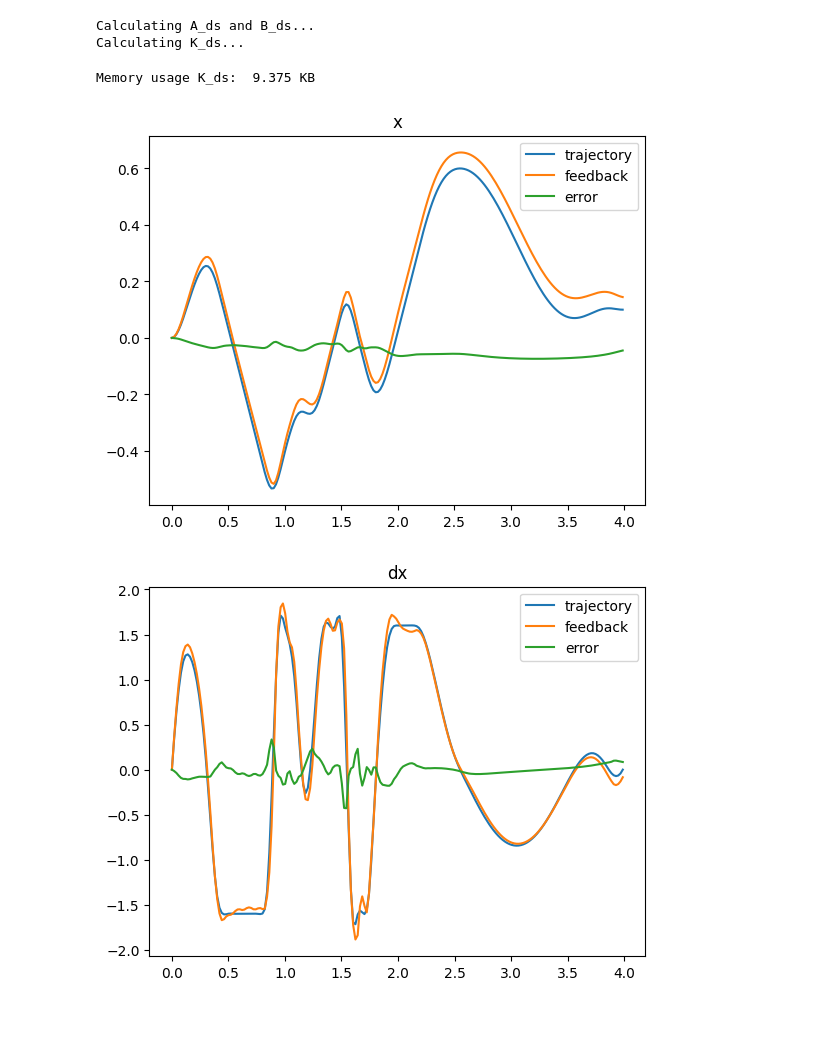
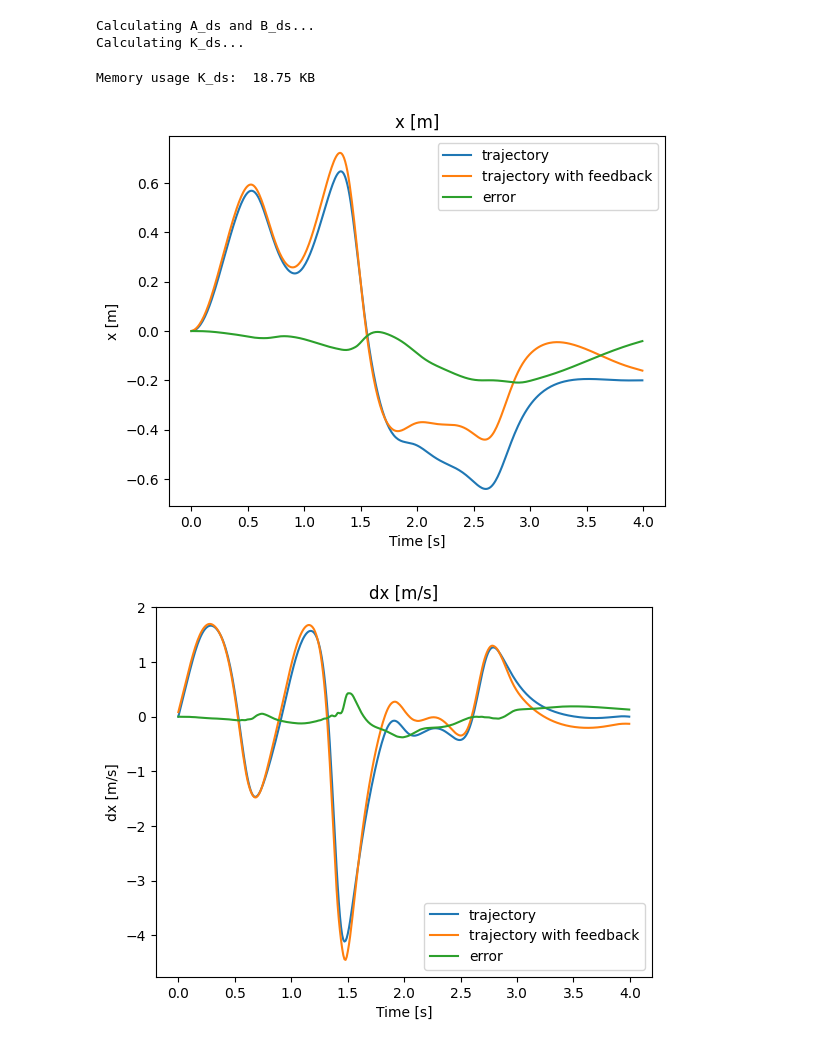
Before and after one commit to sackariaslunman/inverted-pendulum, a Jupyter notebook: src/python/env_cartpoles_direct_collocation_stepper.ipynb, the cells around one changed output. Saved outputs shown, nothing was run; the diff lists cells and outputs as text; code cells hidden in the pictures; blank space fills up the shorter version.

```diff
--- a/src/python/env_cartpoles_direct_collocation_stepper.ipynb
+++ b/src/python/env_cartpoles_direct_collocation_stepper.ipynb
@@ -9,12 +10,12 @@ from time import perf_counter
 from matplotlib import pyplot as plt
 from lib.numerical import rk4_step
 # %%
-dt = 0.02
+dt = 0.01
 g = 9.81
 
-cart = Cart(0.1, 0.01, (-0.8, 0.8), 0.25)
-motor = StepperMotor(0.05, (-2, 2), 0.2, (-100, 100), 0.2)
-poles = [Pole(0.1, 0.2, 0.01), Pole(0.1, 0.3, 0.01)]
+cart = Cart(0.1, 0.01, (-0.8, 0.8), 0.1)
+motor = StepperMotor(0.05, (-5, 5), 0.1, (-10, 10), 0.1)
+poles = [Pole(0.1, 0.15, 0.01), Pole(0.3, 0.2, 0.01)]
 n = len(poles)
 
 system = CartPoleStepperMotorSystem(cart, motor, poles, g)
@@ -40,21 +41,19 @@ direct_collocation = DirectCollocation(
     system.control_lower_bound.shape[0],
     system.constraints,
     system.calculate_error,
-    0.001
+    0.01
 )
 
 x0 = np.array([0, 0] + [radians(180), 0]*n)
 
-r = np.array([0.1, 0] + [0, 0]*n)
-
-last_update = perf_counter()
+r = np.array([-0.2, 0] + [0, 0]*n)
 
 print("Optimizing trajectory...")
 states, controls = direct_collocation.make_controller(end_time, x0, r, N)
 
 time = np.linspace(0, end_time, N)
 
-plt.title("Optimized control")
+plt.title("Optimized control (dd_s) [m/s^2]")
 plt.plot(time, controls.T[0])
 plt.show()
 # %% [output]
@@ -97,13 +112,14 @@ Calculating K_ds...
 # %%
 print("Memory usage K_ds: ", (K_ds.nbytes)/1024**1, "KB")
 # %% [output]
-Memory usage K_ds:  9.375 KB
+Memory usage K_ds:  18.75 KB
 # %%
 last_update = perf_counter()
 
 state, _ = env.reset(x0)
 
 errors = np.zeros((N_env, 2+2*n))
+feedback_controls = np.zeros((N_env, 1))
 
 for i in range(N_env-1):
     while perf_counter() < last_update + dt:
@@ -116,6 +132,7 @@ for i in range(N_env-1):
         u_ff = controls[i]
         u_fb = lqr.feedback(K_ds[i], error)
         u = u_ff + u_fb
+        feedback_controls[i] = u_fb
     else:
         error = system.calculate_error(state, states[-1])
         u = lqr.feedback(K_ds[-1], error)
@@ -127,19 +144,34 @@ for i in range(N_env-1):
 env.close()
 # %%
 time = np.linspace(0, max_time, N_env)
-labels = ["x", "dx", "theta1", "dtheta1", "theta2", "dtheta2"]
-for i in range(2+2*n):
-    plt.title(labels[i])
+state_labels = ["x [m]", "dx [m/s]", "theta1 [rad]", "dtheta1 [rad/s]", "theta2 [rad]", "dtheta2 [rad/s]", "theta3 [rad]", "dtheta3 [rad/s"]
+for i in range(system.num_states):
+    plt.xlabel("Time [s]")
+    plt.ylabel(state_labels[i])
+    plt.title(state_labels[i])
     plt.plot(time[:N], states.T[i][:N], label="trajectory")
-    plt.plot(time[:N], env.states.T[i][:N], label="feedback")
+    plt.plot(time[:N], env.states.T[i][1:N+1], label="trajectory with feedback")
     plt.plot(time[:N], errors.T[i][:N], label="error")
     plt.legend()
     plt.show()
-plt.title("d_ss (m/s^2)")
-plt.plot(time[:N], controls.T[0][:N], label="trajectory")
-plt.plot(time[:N], env.controls.T[0][:N], label="total")
+
+constrain_labels = ["Torque [Nm]"]
+for i in range(system.num_constraint_states):
+    plt.xlabel("Time [s]")
+    plt.ylabel(constrain_labels[i])
+    plt.title(constrain_labels[i])
+    plt.plot(time[:N], env.constraint_states.T[i][1:N+1], label="trajectory with feedback")
+    plt.legend()
+    plt.show()
+
+plt.title("u (d_ss) [m/s^2]")
+plt.xlabel("Time [s]")
+plt.ylabel("u (d_ss) [m/s^2]")
+plt.plot(time[:N], controls.T[0][:N], label="feedforward")
+plt.plot(time[:N], env.controls.T[0][1:N+1], label="feedforward + feedback")
+plt.plot(time[:N], feedback_controls.T[0][:N], label="feedback")
 plt.legend()
 plt.show()
 # %% [output]
-[figure, old version]
+[figure, new version]
-[figure, old version]
+[figure, new version]
```
Also changed, not shown: parts of 4 cells of this notebook, 26 other files.
